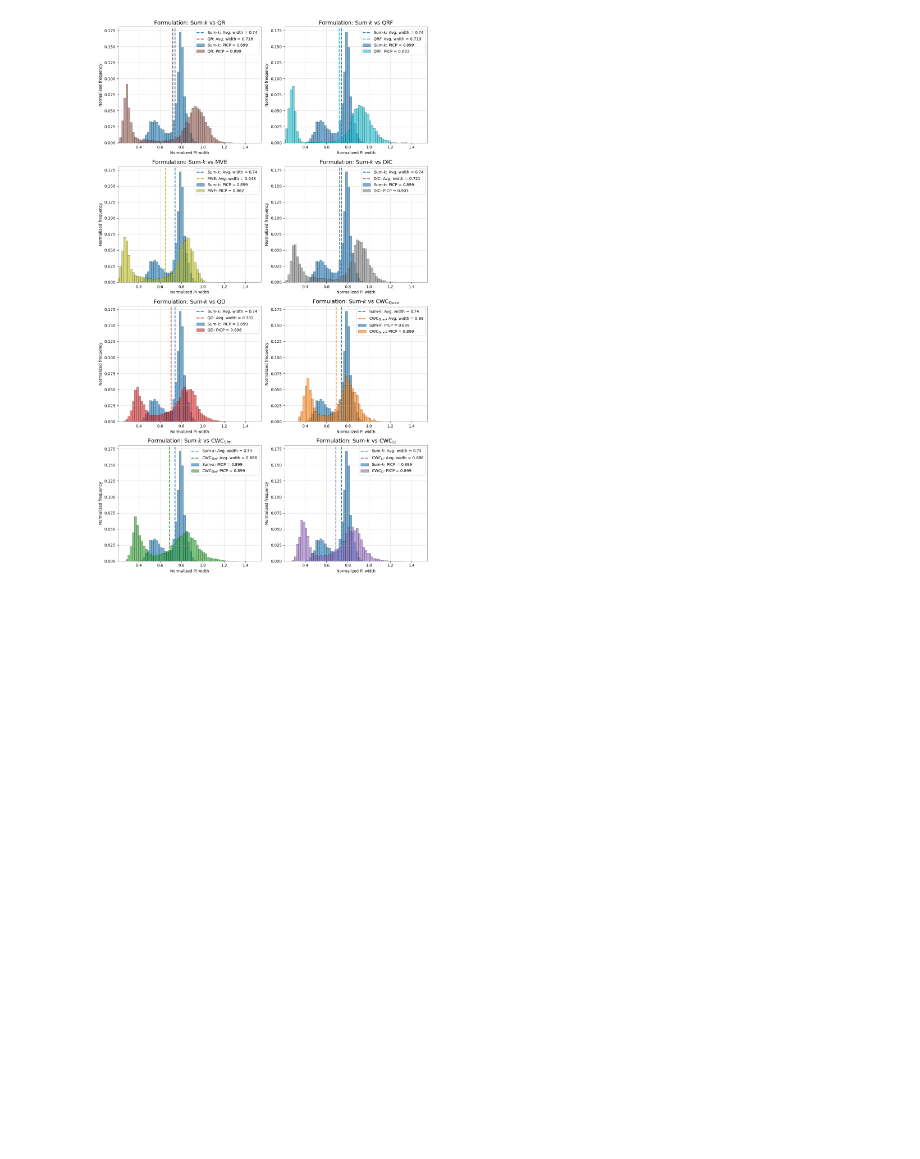
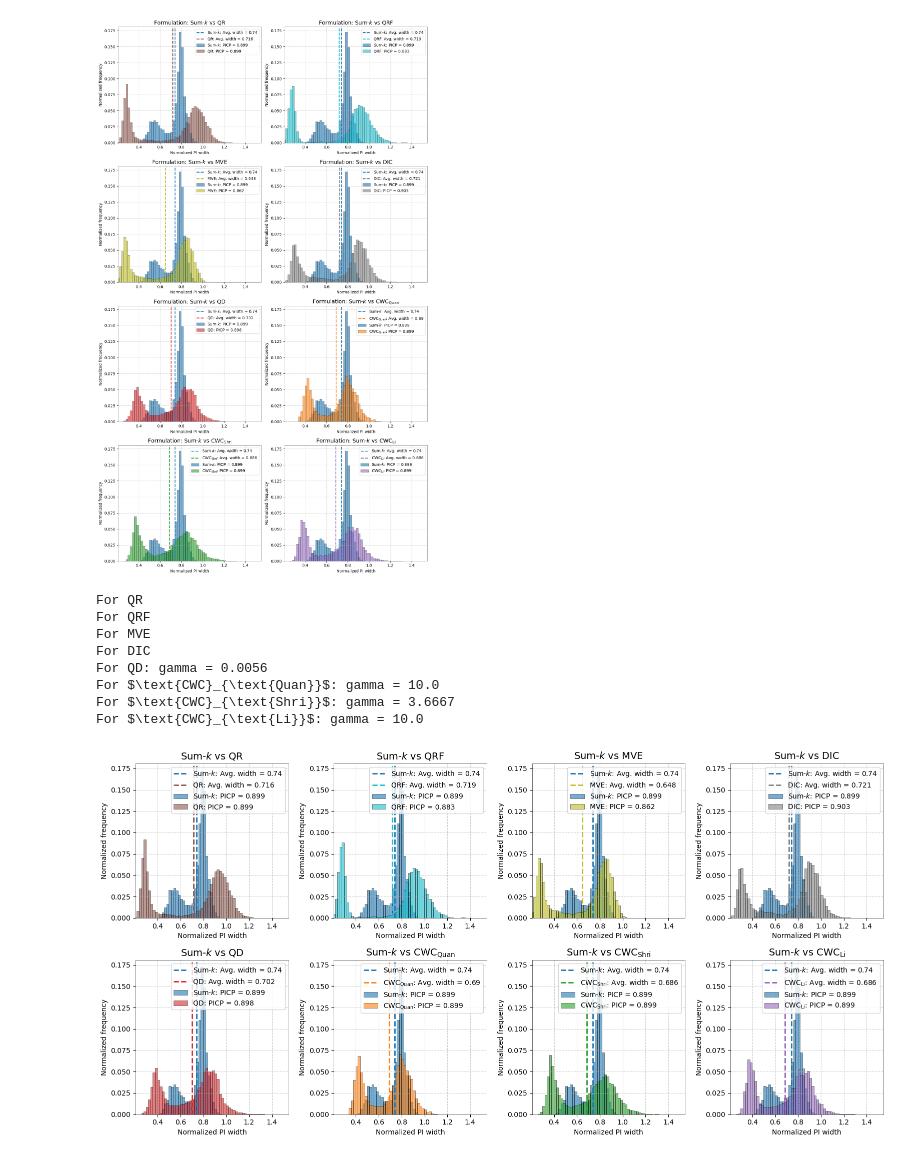
Before and after one commit to worachitjdai/PIestim_sumk, a Jupyter notebook: paper_figure/visualization.ipynb, the cells around one changed output. Cells and saved outputs as stored; diff of their text form; code cells hidden in the pictures; blank space fills up the shorter version.

Commit message:
edit plot file

```diff
--- a/paper_figure/visualization.ipynb
+++ b/paper_figure/visualization.ipynb
@@ -263,3 +261,21 @@ For $\text{CWC}_{\text{Quan}}$: gamma = 10.0
 For $\text{CWC}_{\text{Shri}}$: gamma = 3.6667
 For $\text{CWC}_{\text{Li}}$: gamma = 10.0
 [figure]
+# %%
+color_list = ['tab:blue', 'tab:brown', 'tab:cyan', 'tab:olive', 'tab:gray', 'tab:red', 'tab:orange', 'tab:green', 'tab:purple']
+formname = ['Sum-$k$', 'QR', 'QRF', 'MVE', 'DIC', 'QD', r'$\text{CWC}_{\text{Quan}}$', r'$\text{CWC}_{\text{Shri}}$', r'$\text{CWC}_{\text{Li}}$']
+method_list = [result_sumk, result_qr, result_qrf, result_mve, result_dic, result_qd, result_cwcquan
+               , result_cwcshri, result_cwcli]
+fig = PIhistogramplot_table_horizontal(method_list, formname, color_list, picp_target = 0.9, graphborderwidth = 0.4)
+plt.show()
+# report_savefig(f'hist_piwidth_horizontal_dgp{dgpresult_key}', resultfolderpath = figurefolderpath, pad_margin = 0.01)
+# %% [output]
+For QR
+For QRF
+For MVE
+For DIC
+For QD: gamma = 0.0056
+For $\text{CWC}_{\text{Quan}}$: gamma = 10.0
+For $\text{CWC}_{\text{Shri}}$: gamma = 3.6667
+For $\text{CWC}_{\text{Li}}$: gamma = 10.0
+[figure, added]
```
Also changed, not shown: parts of 4 cells of this notebook, 8 other files.
